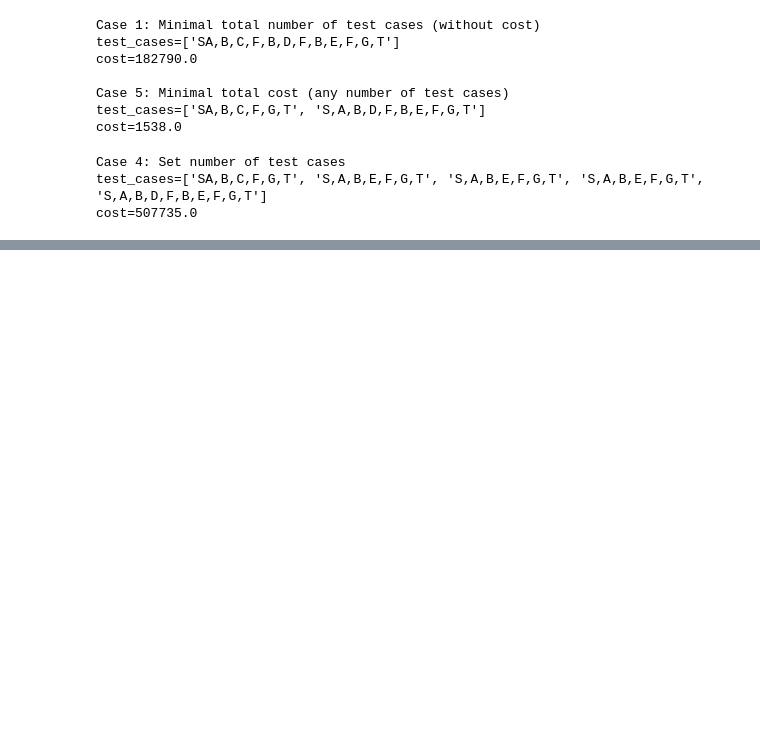
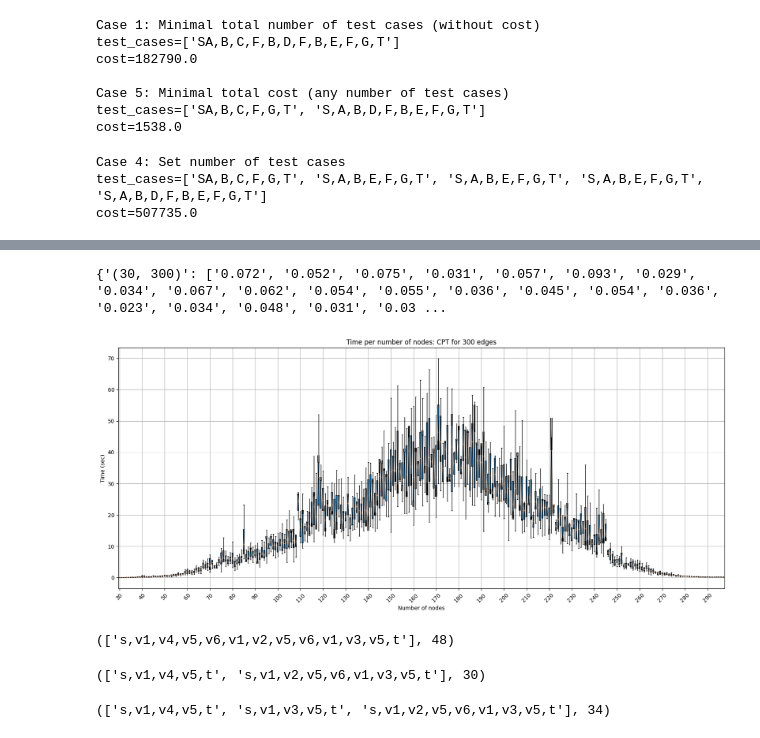
Before and after one commit to JakubZelek/Diblob, a Jupyter notebook: notebooks/test_cases_using_cpt_generation.ipynb, the cells around one changed output, grey strips where cells are left out. Drawn from its saved outputs; the diff is of its cells as text; code cells hidden in the pictures; blank space fills up the shorter version.

```diff
--- a/notebooks/test_cases_using_cpt_generation.ipynb
+++ b/notebooks/test_cases_using_cpt_generation.ipynb
@@ -211,0 +242,31 @@ number of test == K: 7
+# %%
+
+vertices = np.arange(30, 300)
+
+EXPERIMENT_FILE = 'experiments/cpt_1_06_05_2024'
+with open(f"{EXPERIMENT_FILE}.json", 'r') as json_file:
+    data = json.load(json_file)
+
+EXPERIMENT_FILE = 'experiments/cpt_4_12_05_2024'
+with open(f"{EXPERIMENT_FILE}.json", 'r') as json_file:
+    data.update(json.load(json_file))
+
+print(data)
+execution_times = np.array([[float(val) if float(val) <80
+                             else np.mean([float(v) for v in value if float(v) <120])
+                             for val in value][:10] for value in data.values()])
+
+# Tworzenie wykresu pudełkowego
+plt.figure(figsize=(20, 8))  # Zwiększono rozmiar dla lepszej czytelności
+plt.boxplot(execution_times.T, notch=True, patch_artist=True, showfliers=False)
+
+# Ustawienie etykiet na osi X tylko dla co dziesiątego eksperymentu
+plt.xticks(ticks=np.arange(1, len(vertices)+1, 10), labels=vertices[::10], rotation=45)
+plt.title('Time per number of nodes: CPT for 300 edges')
+plt.xlabel('Number of nodes')
+plt.ylabel('Time (sec)')
+plt.grid(True)
+plt.show()
+# %% [output]
+{'(30, 300)': ['0.072', '0.052', '0.075', '0.031', '0.057', '0.093', '0.029', '0.034', '0.067', '0.062', '0.054', '0.055', '0.036', '0.045', '0.054', '0.036', '0.023', '0.034', '0.048', '0.031', '0.03 ...
+[figure, added]
@@ -211,0 +282,36 @@ number of test == K: 7
+# %%
+test_cases = generate_test_cases(dig,
+                                source='S',
+                                sink='T',
+                                cost_function={('v5', 'v6'): 10, ('v6', 'v1'): 10},
+                                additional_edge_cost=100,
+                                default_cost=1,
+                                k=1,
+                                delimiter=',')
+print(test_cases)
+# %% [output]
+(['s,v1,v4,v5,v6,v1,v2,v5,v6,v1,v3,v5,t'], 48)
+# %%
+test_cases = generate_test_cases(dig,
+                                source='S',
+                                sink='T',
+                                cost_function={('v5', 'v6'): 10, ('v6', 'v1'): 10},
+                                additional_edge_cost=100,
+                                default_cost=1,
+                                k=2,
+                                delimiter=',')
+print(test_cases)
+# %% [output]
+(['s,v1,v4,v5,t', 's,v1,v2,v5,v6,v1,v3,v5,t'], 30)
+# %%
+test_cases = generate_test_cases(dig,
+                                source='S',
+                                sink='T',
+                                cost_function={('v5', 'v6'): 10, ('v6', 'v1'): 10},
+                                additional_edge_cost=100,
+                                default_cost=1,
+                                k=3,
+                                delimiter=',')
+print(test_cases)
+# %% [output]
+(['s,v1,v4,v5,t', 's,v1,v3,v5,t', 's,v1,v2,v5,v6,v1,v3,v5,t'], 34)
```
Also changed, not shown: parts of 6 cells of this notebook.
